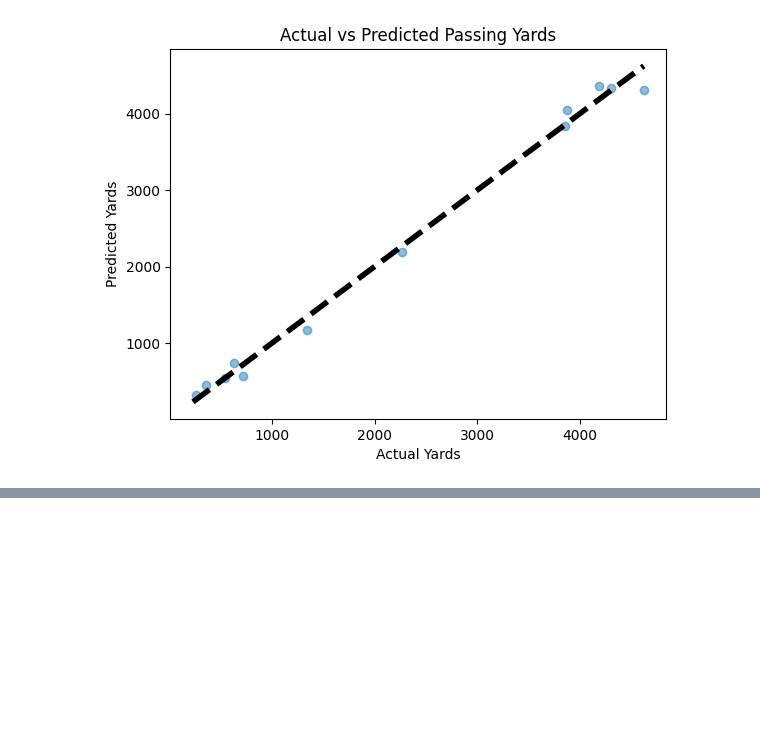
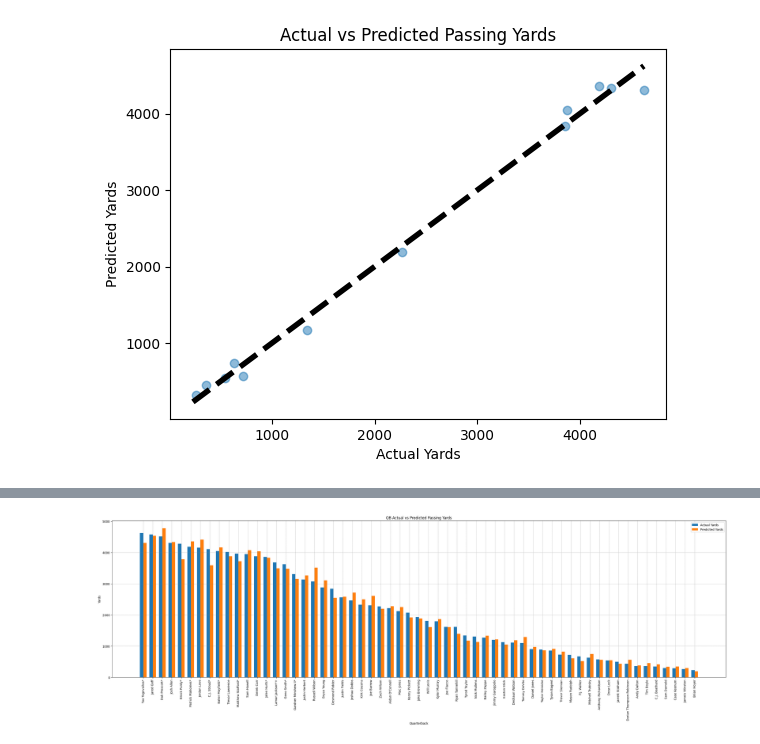
Before and after one commit to BenasBlask/QB-Analysis, a Jupyter notebook: QbAnalysis.ipynb, the cells around one changed output, grey strips where cells are left out. Cells and saved outputs as stored; diff of their text form; code cells hidden in the pictures; blank space fills up the shorter version.

```diff
--- a/QbAnalysis.ipynb
+++ b/QbAnalysis.ipynb
@@ -288,0 +304,31 @@ ValueError: array length 12 does not match index length 59
+# %%
+import matplotlib.pyplot as plt
+
+# Assuming 'results_sorted' is your DataFrame containing all QBs, sorted in a meaningful way for visualization
+
+# Creating the bar chart for every QB
+n_qbs = len(results_sorted)  # Number of QBs in your dataset
+ind = range(n_qbs)  # the x locations for the groups
+width = 0.35       # the width of the bars
+
+fig, ax = plt.subplots(figsize=(0.5 * n_qbs, 10))  # Adjusting figure size based on the number of QBs
+actual_bars = ax.bar(ind, results_sorted['Actual Yards'], width, label='Actual Yards')
+pred_bars = ax.bar([p + width for p in ind], results_sorted['Predicted Yards'], width, label='Predicted Yards')
+
+# Add some text for labels, title, and custom x-axis tick labels, etc.
+ax.set_xlabel('Quarterback')
+ax.set_ylabel('Yards')
+ax.set_title('QB Actual vs Predicted Passing Yards')
+ax.set_xticks([p + width / 2 for p in ind])
+ax.set_xticklabels(results_sorted['QB'], rotation=90)  # Rotate labels to fit
+ax.legend()
+
+# Adding a legend and a grid for better readability
+ax.legend(loc='upper right')
+ax.grid(True, which='major', linestyle='--', linewidth='0.5', color='grey')
+
+# Show the plot
+plt.tight_layout()
+plt.show()
+# %% [output]
+[figure, added]
```
Also changed, not shown: parts of 3 cells of this notebook.
